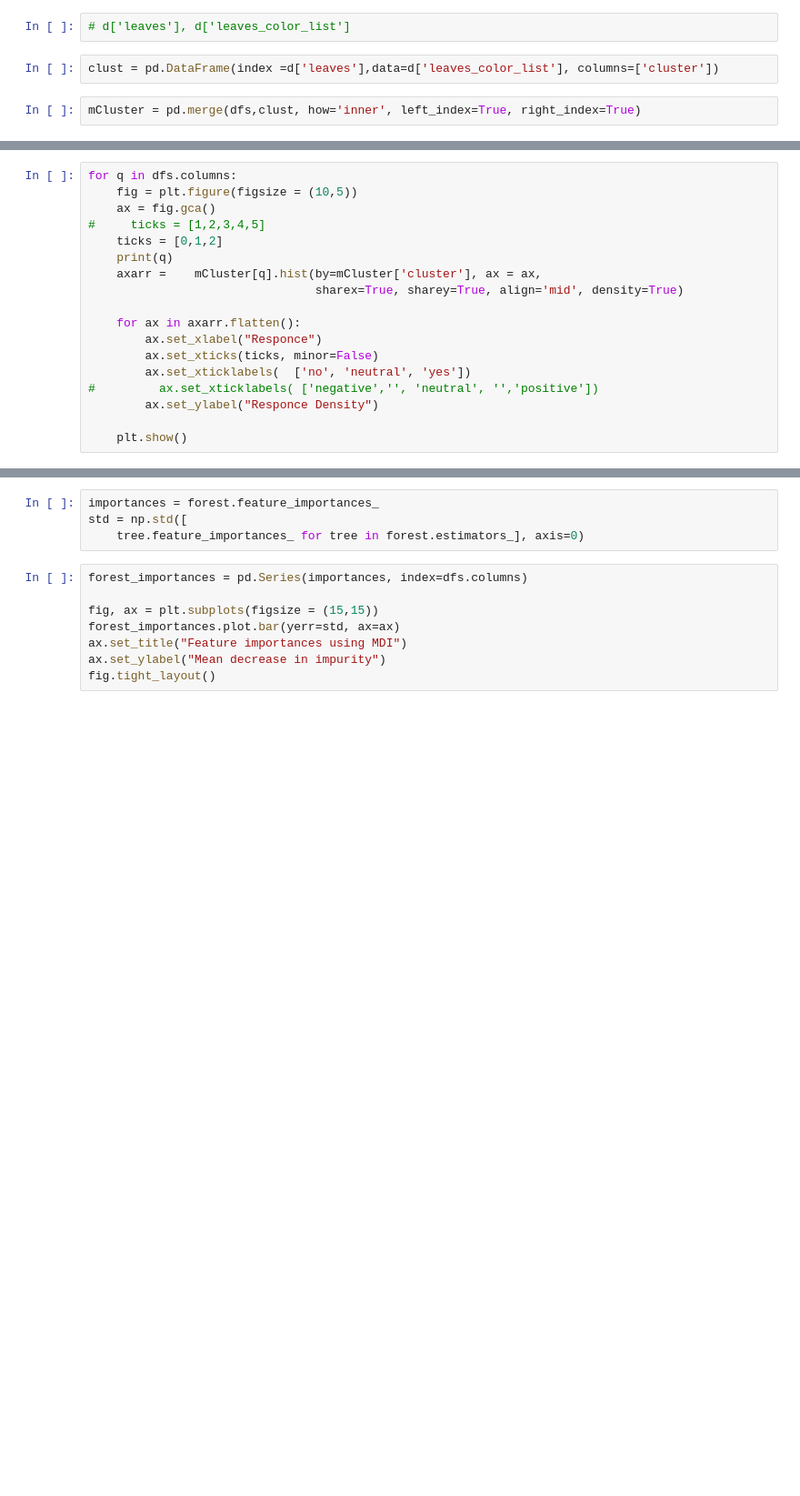
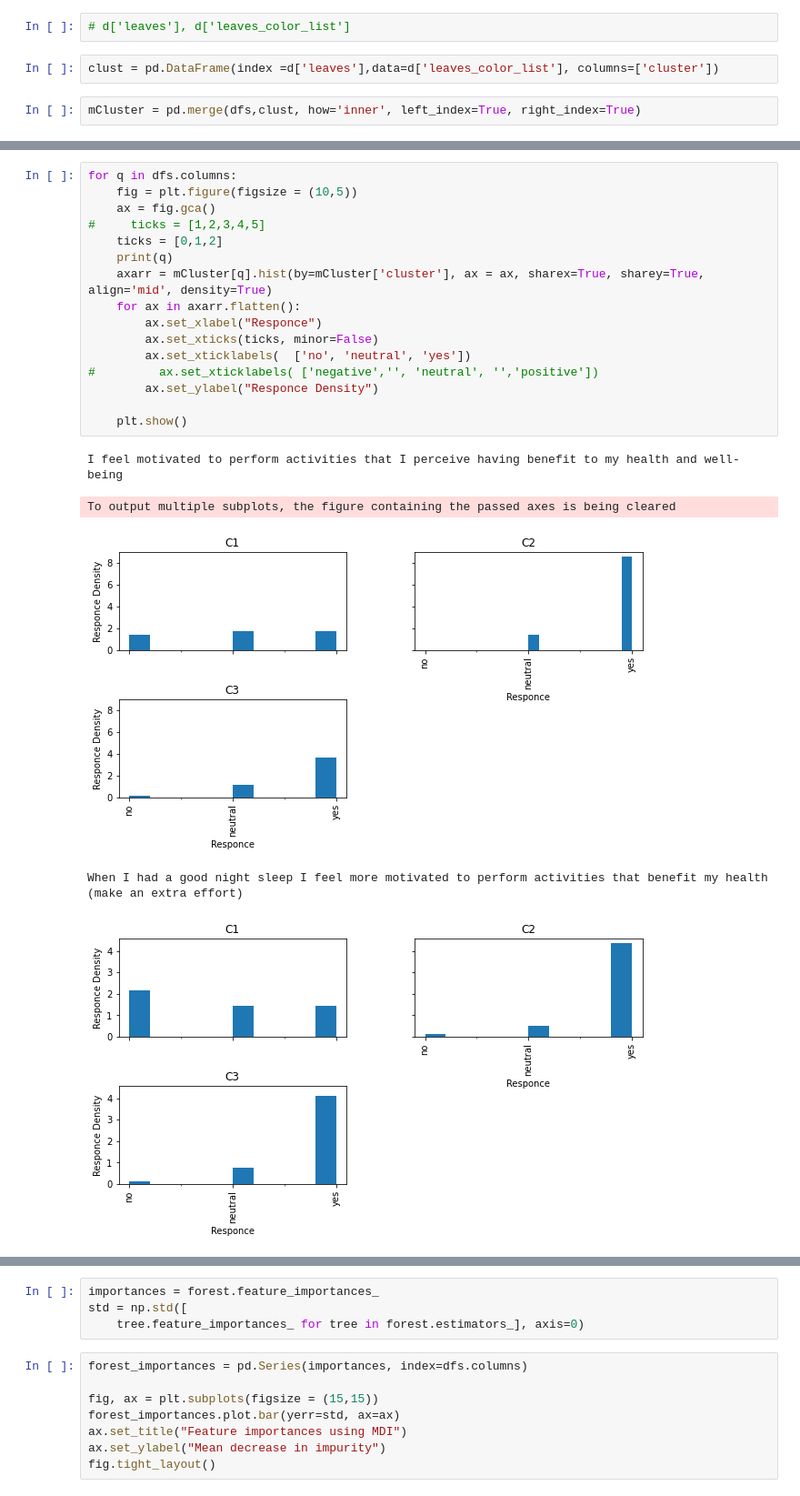
Before and after one commit to mikolaj-sienkiewicz/capable-rl4vc, a Jupyter notebook: survey/responcse_clustering.ipynb, the cells around one changed output, grey strips where cells are left out. Shown at 91% size. Saved outputs shown, nothing was run; the diff lists cells and outputs as text; blank space fills up the shorter version.

```diff
--- a/survey/responcse_clustering.ipynb
+++ b/survey/responcse_clustering.ipynb
@@ -196,18 +201,22 @@ mCluster.head()
 # %%
 for q in dfs.columns:
     fig = plt.figure(figsize = (10,5))
     ax = fig.gca()
 #     ticks = [1,2,3,4,5]
     ticks = [0,1,2]
     print(q)
-    axarr =    mCluster[q].hist(by=mCluster['cluster'], ax = ax,
-                                sharex=True, sharey=True, align='mid', density=True)
-
+    axarr = mCluster[q].hist(by=mCluster['cluster'], ax = ax, sharex=True, sharey=True, align='mid', density=True)
     for ax in axarr.flatten():
         ax.set_xlabel("Responce")
         ax.set_xticks(ticks, minor=False)
         ax.set_xticklabels(  ['no', 'neutral', 'yes'])
 #         ax.set_xticklabels( ['negative','', 'neutral', '','positive'])
         ax.set_ylabel("Responce Density")
 
     plt.show()
+# %% [output]
+I feel motivated to perform activities that I perceive having benefit to my health and well-being
+To output multiple subplots, the figure containing the passed axes is being cleared
+[figure, added]
+When I had a good night sleep I feel more motivated to perform activities that benefit my health (make an extra effort)
+[figure, added]
```
Also changed, not shown: parts of 59 cells of this notebook.
